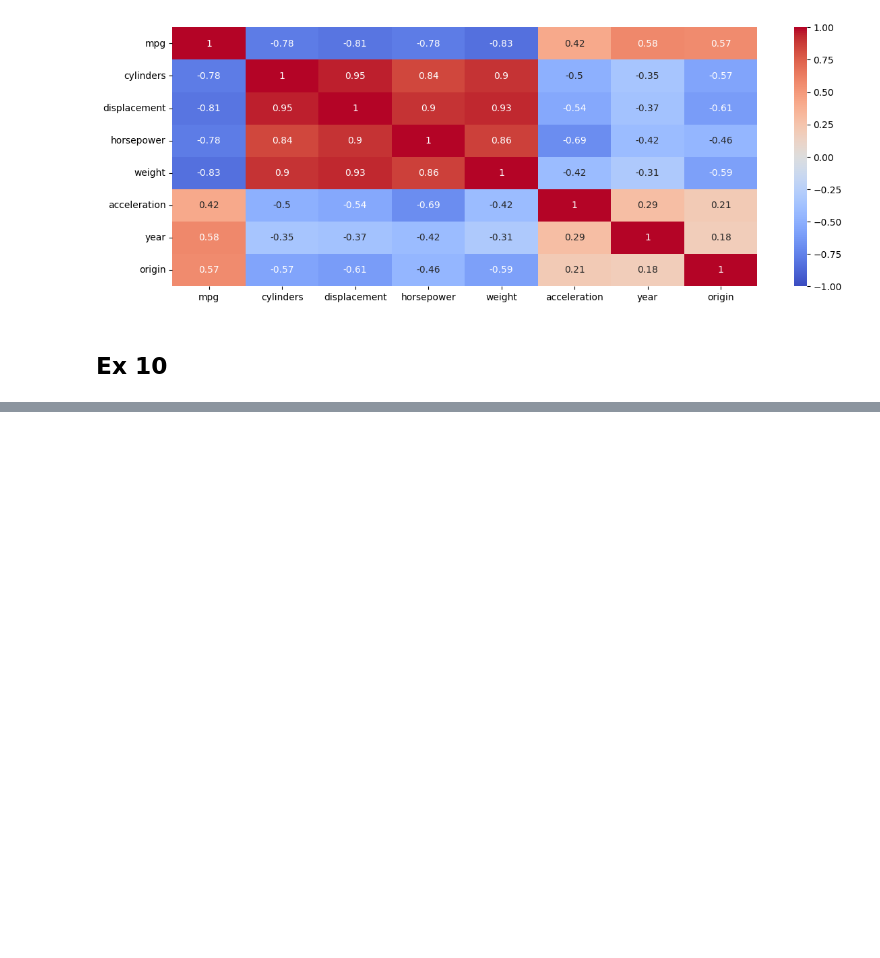
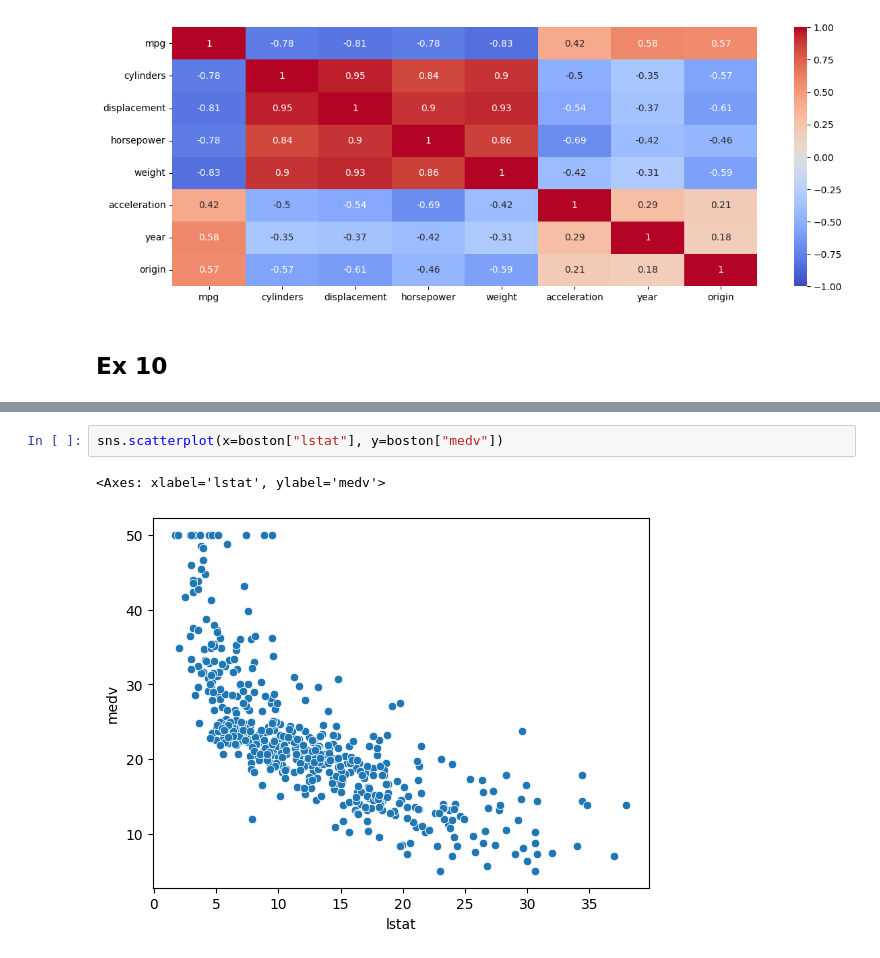
Before and after one commit to AlbotGoodman/stat_met, a Jupyter notebook: ch2_exercises.ipynb, the cells around one changed output, grey strips where cells are left out. Drawn from its saved outputs; the diff is of its cells as text; blank space fills up the shorter version.

```diff
--- a/ch2_exercises.ipynb
+++ b/ch2_exercises.ipynb
@@ -95,0 +154,5 @@ Boston = load_data('Boston')
+# %%
+sns.scatterplot(x=boston["lstat"], y=boston["medv"])
+# %% [output]
+<Axes: xlabel='lstat', ylabel='medv'>
+[figure, added]
```
Also changed, not shown: parts of 10 cells of this notebook.
